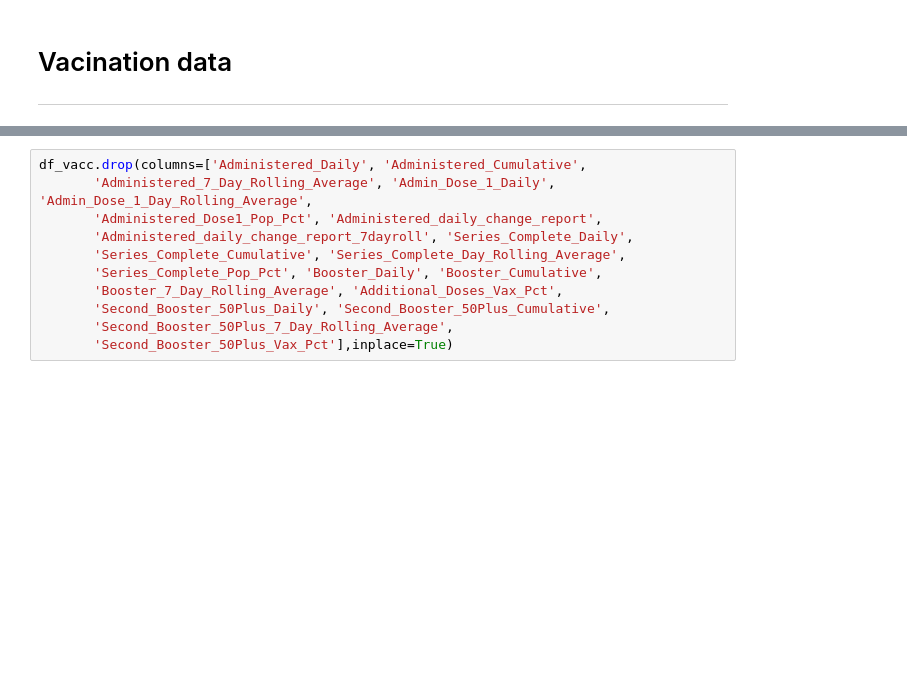
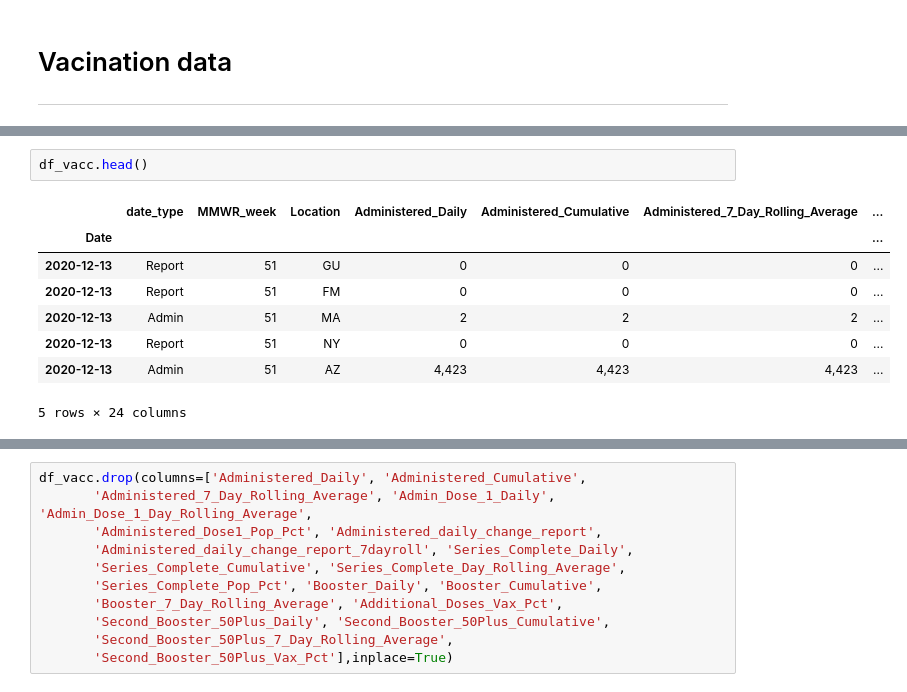
Before and after one commit to DeeVerma1/Project-4, a Jupyter notebook: code/02.1 - EDA_COVID_Cases.ipynb, the cells around one changed output, grey strips where cells are left out. Cells and saved outputs as stored; diff of their text form; blank space fills up the shorter version.

```diff
--- a/code/02.1 - EDA_COVID_Cases.ipynb
+++ b/code/02.1 - EDA_COVID_Cases.ipynb
@@ -890,0 +919,11 @@ df_vacc.info()
+# %%
+df_vacc.head()
+# %% [output]
+|  | date_type | MMWR_week | Location | Administered_Daily | Administered_Cumulative | Administered_7_Day_Rolling_Average | ... |
+| Date |  |  |  |  |  |  | ... |
+| 2020-12-13 | Report | 51 | GU | 0 | 0 | 0 | ... |
+| 2020-12-13 | Report | 51 | FM | 0 | 0 | 0 | ... |
+| 2020-12-13 | Admin | 51 | MA | 2 | 2 | 2 | ... |
+| 2020-12-13 | Report | 51 | NY | 0 | 0 | 0 | ... |
+| 2020-12-13 | Admin | 51 | AZ | 4,423 | 4,423 | 4,423 | ... |
+5 rows × 24 columns
```
Also changed, not shown: parts of 21 cells of this notebook.
